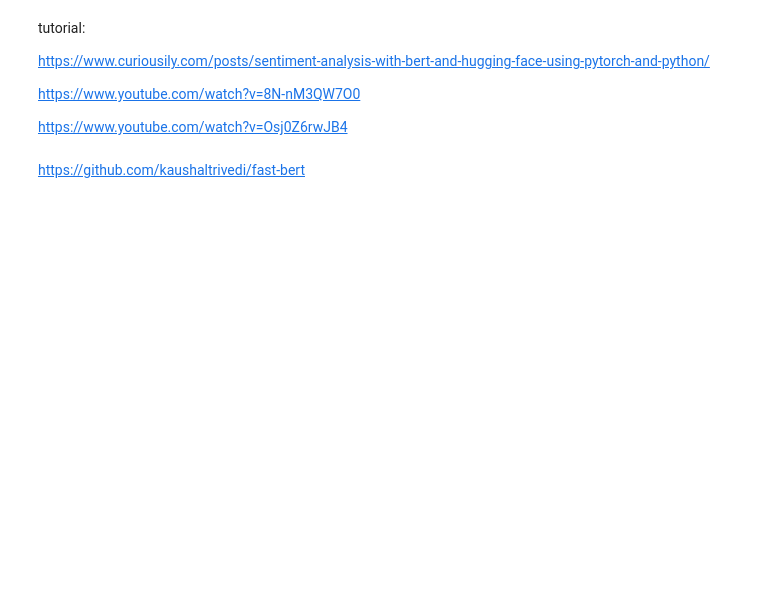
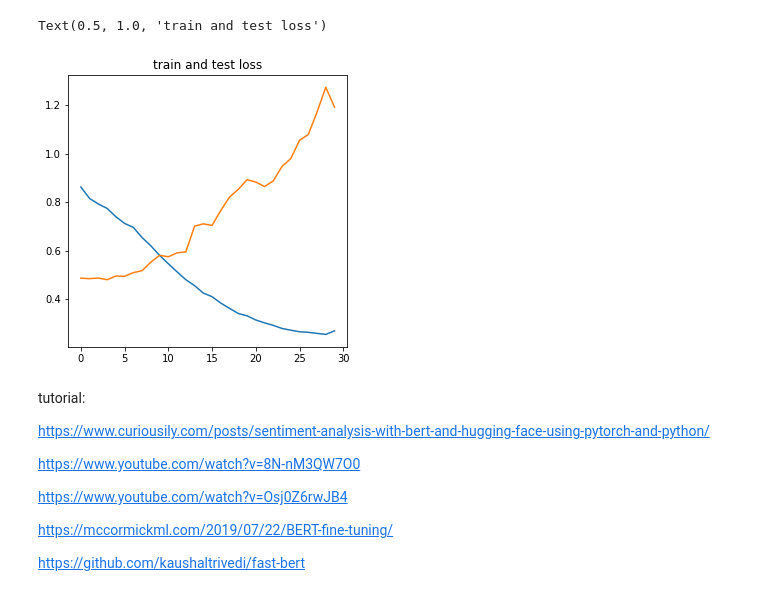
Before and after one commit to SnowYJ/TREC-IS-2020, a Jupyter notebook: system_4.ipynb, the cells around one changed output. Cells and saved outputs as stored; diff of their text form; code cells hidden in the pictures; blank space fills up the shorter version.

Commit message:
Bert multi-class

```diff
--- a/system_4.ipynb
+++ b/system_4.ipynb
@@ -155,0 +142,3 @@ scheduler = get_linear_schedule_with_warmup(
+# %%
+device = 'cuda'
+# model = BertClassifier(4).to(device)
@@ -201,21 +217,41 @@ def val(model, data_loader, loss_fn, device, n_examples):
 # %%
+EPOCHS = 30
+train_loss_list, val_loss_list = [], []
+
+weight = torch.tensor([0.0348, 0.0941, 0.1742, 0.7220])
+
+total_steps = len(train_loader) * EPOCHS
+
+loss_fn = nn.CrossEntropyLoss(weight=weight).to(device)
+optimizer = AdamW(model.parameters(), lr=2e-5)
+
+scheduler = get_linear_schedule_with_warmup(
+    optimizer,
+    num_warmup_steps = 0,
+    num_training_steps = total_steps
+)
+
 for epoch in tqdm(range(EPOCHS)):
-    train_acc, train_loss = train(
+    train_loss = train(
         model,
         train_loader,
         loss_fn,
         optimizer,
-        None,
+        device,
         scheduler,
         len(df_train)
     )
-
-    val_acc, val_loss = val(
+    # , preds_list, targets_list, prob_list
+    val_loss = val(
         model,
         test_loader,
         loss_fn,
-        None,
+        device,
         len(df_test)
     )
+
+    train_loss_list.append(train_loss)
+    val_loss_list.append(val_loss)
+
     print("train loss: ", train_loss, "val loss:", val_loss)
 # %% [output]
@@ -224,3 +293,12 @@ KeyboardInterrupt:
+# %%
+import matplotlib.pyplot as plt
+plt.figure(figsize=(5,5))
+plt.plot([i for i in range(EPOCHS)], train_loss_list)
+plt.plot([i for i in range(EPOCHS)], val_loss_list)
+plt.title("train and test loss")
+# %% [output]
+Text(0.5, 1.0, 'train and test loss')
+[figure, added]
 # %% [markdown]
 tutorial:
 
@@ -229,7 +307,7 @@ https://www.curiousily.com/posts/sentiment-analysis-with-bert-and-hugging-face-u
 https://www.youtube.com/watch?v=8N-nM3QW7O0
 
 https://www.youtube.com/watch?v=Osj0Z6rwJB4
+
+https://mccormickml.com/2019/07/22/BERT-fine-tuning/
+
+https://github.com/kaushaltrivedi/fast-bert
-# %% [markdown]
-
-
-https://github.com/kaushaltrivedi/fast-bert
```
Also changed, not shown: parts of 24 cells of this notebook, 2 other files.
